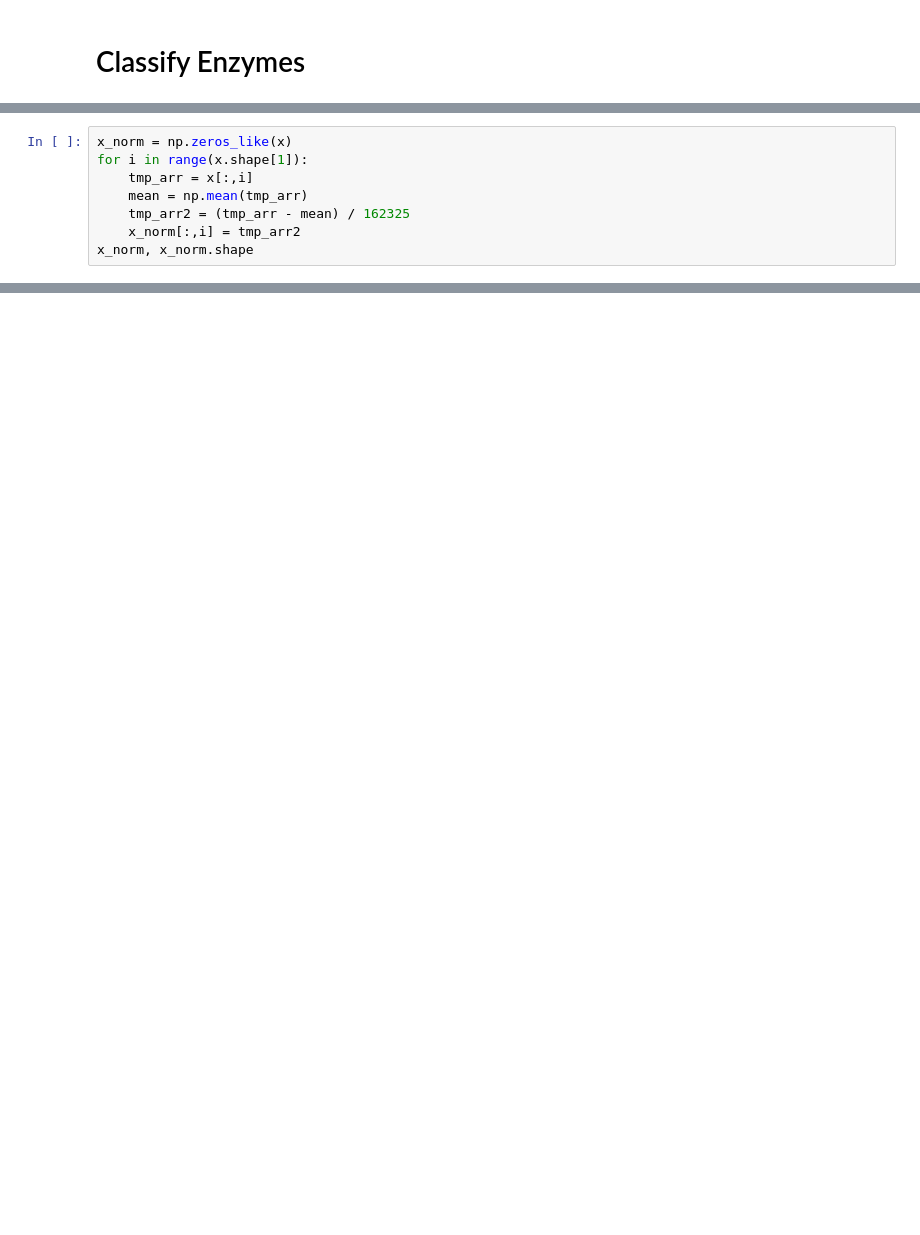
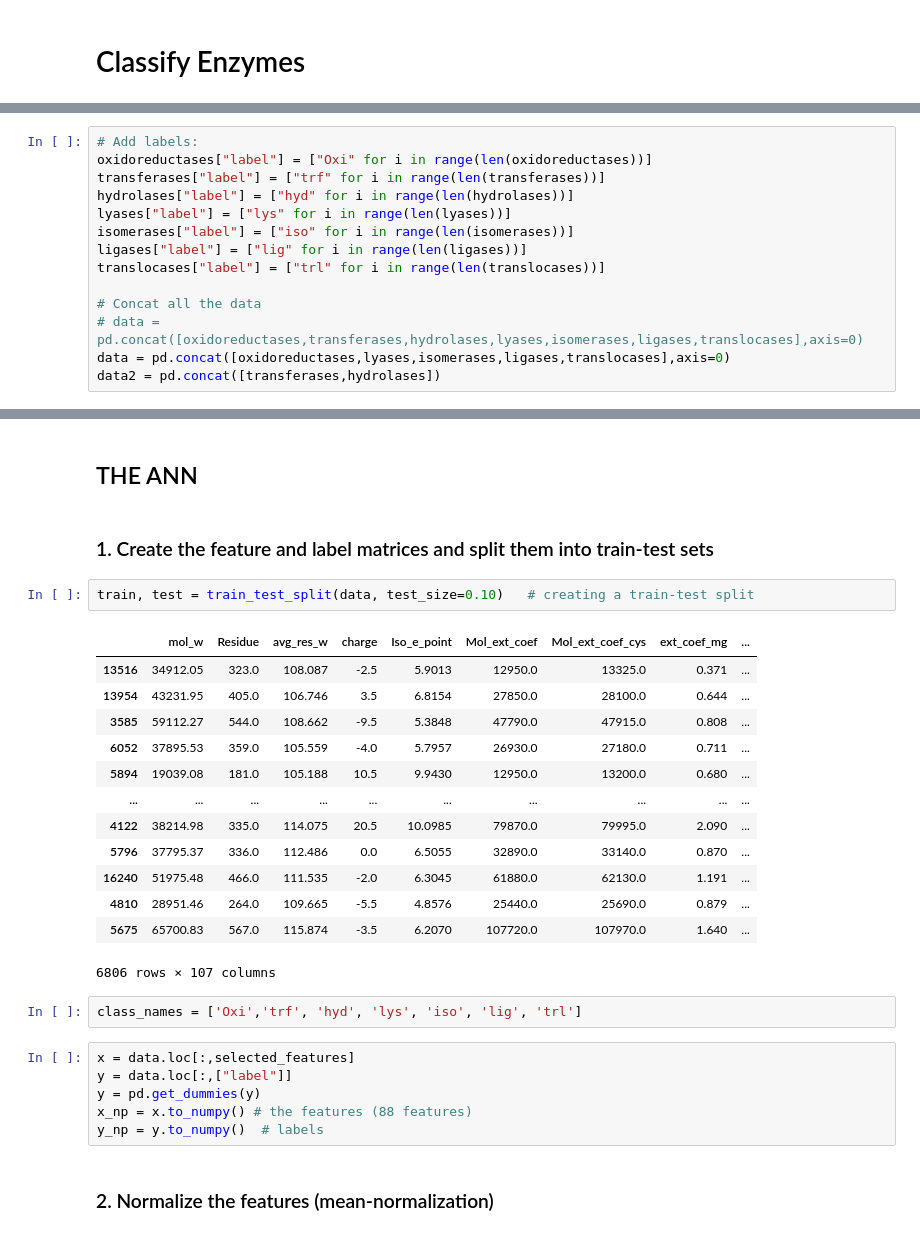
Before and after one commit to Swatantra-D/Enzyme_classification, a Jupyter notebook: Enzyme_classification_swat.ipynb, the cells around one changed output, grey strips where cells are left out. Saved outputs shown, nothing was run; the diff lists cells and outputs as text; blank space fills up the shorter version.

```diff
--- a/Enzyme_classification_swat.ipynb
+++ b/Enzyme_classification_swat.ipynb
@@ -98,8 +2,0 @@ x.shape, y.shape
-# %%
-x_norm = np.zeros_like(x)
-for i in range(x.shape[1]):
-    tmp_arr = x[:,i]
-    mean = np.mean(tmp_arr)
-    tmp_arr2 = (tmp_arr - mean) / 162325
-    x_norm[:,i] = tmp_arr2
-x_norm, x_norm.shape
@@ -161,0 +80,14 @@ Epoch 2/15
+# %%
+# Add labels:
+oxidoreductases["label"] = ["Oxi" for i in range(len(oxidoreductases))]
+transferases["label"] = ["trf" for i in range(len(transferases))]
+hydrolases["label"] = ["hyd" for i in range(len(hydrolases))]
+lyases["label"] = ["lys" for i in range(len(lyases))]
+isomerases["label"] = ["iso" for i in range(len(isomerases))]
+ligases["label"] = ["lig" for i in range(len(ligases))]
+translocases["label"] = ["trl" for i in range(len(translocases))]
+
+# Concat all the data
+# data = pd.concat([oxidoreductases,transferases,hydrolases,lyases,isomerases,ligases,translocases],axis=0)
+data = pd.concat([oxidoreductases,lyases,isomerases,ligases,translocases],axis=0)
+data2 = pd.concat([transferases,hydrolases])
@@ -161,0 +182,30 @@ Epoch 2/15
+# %% [markdown]
+## THE ANN
+# %% [markdown]
+### 1. Create the feature and label matrices and split them into train-test sets
+# %%
+train, test = train_test_split(data, test_size=0.10)   # creating a train-test split
+# %% [output]
+|  | mol_w | Residue | avg_res_w | charge | Iso_e_point | Mol_ext_coef | Mol_ext_coef_cys | ext_coef_mg | ... |
+| 13516 | 34912.05 | 323.0 | 108.087 | -2.5 | 5.9013 | 12950.0 | 13325.0 | 0.371 | ... |
+| 13954 | 43231.95 | 405.0 | 106.746 | 3.5 | 6.8154 | 27850.0 | 28100.0 | 0.644 | ... |
+| 3585 | 59112.27 | 544.0 | 108.662 | -9.5 | 5.3848 | 47790.0 | 47915.0 | 0.808 | ... |
+| 6052 | 37895.53 | 359.0 | 105.559 | -4.0 | 5.7957 | 26930.0 | 27180.0 | 0.711 | ... |
+| 5894 | 19039.08 | 181.0 | 105.188 | 10.5 | 9.9430 | 12950.0 | 13200.0 | 0.680 | ... |
+| ... | ... | ... | ... | ... | ... | ... | ... | ... | ... |
+| 4122 | 38214.98 | 335.0 | 114.075 | 20.5 | 10.0985 | 79870.0 | 79995.0 | 2.090 | ... |
+| 5796 | 37795.37 | 336.0 | 112.486 | 0.0 | 6.5055 | 32890.0 | 33140.0 | 0.870 | ... |
+| 16240 | 51975.48 | 466.0 | 111.535 | -2.0 | 6.3045 | 61880.0 | 62130.0 | 1.191 | ... |
+| 4810 | 28951.46 | 264.0 | 109.665 | -5.5 | 4.8576 | 25440.0 | 25690.0 | 0.879 | ... |
+| 5675 | 65700.83 | 567.0 | 115.874 | -3.5 | 6.2070 | 107720.0 | 107970.0 | 1.640 | ... |
+6806 rows × 107 columns
+# %%
+class_names = ['Oxi','trf', 'hyd', 'lys', 'iso', 'lig', 'trl']
+# %%
+x = data.loc[:,selected_features]
+y = data.loc[:,["label"]]
+y = pd.get_dummies(y)
+x_np = x.to_numpy() # the features (88 features)
+y_np = y.to_numpy()  # labels
+# %% [markdown]
+### 2. Normalize the features (mean-normalization)
```
Also changed, not shown: parts of 37 cells of this notebook.
